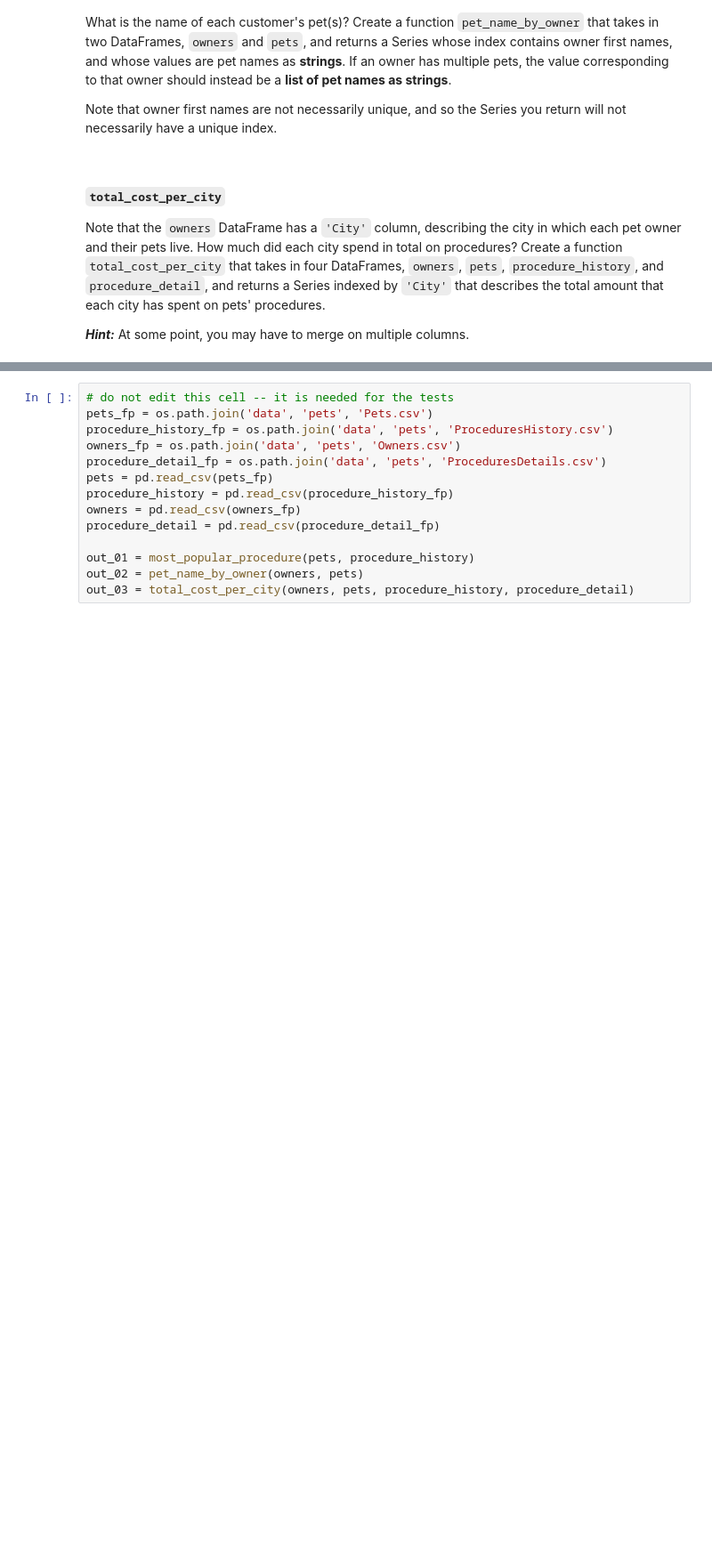
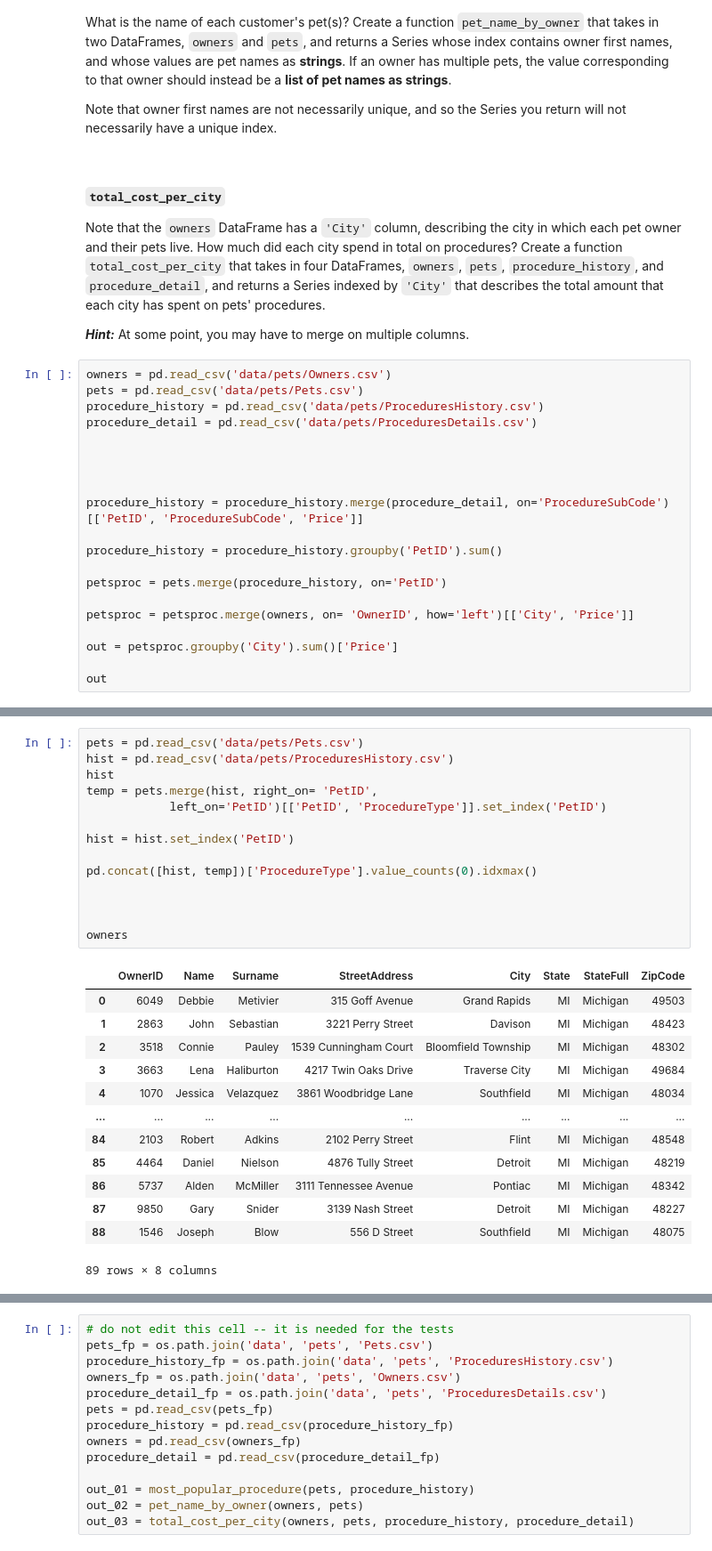
Before and after one commit to zaki1503/dsc80-2022-fa, a Jupyter notebook: labs/03-hyp-dataframes/assignment/lab.ipynb, the cells around one changed output, grey strips where cells are left out. Shown at 89% size. Drawn from its saved outputs; the diff is of its cells as text; blank space fills up the shorter version.

```diff
--- a/labs/03-hyp-dataframes/assignment/lab.ipynb
+++ b/labs/03-hyp-dataframes/assignment/lab.ipynb
@@ -339,3 +536,23 @@ Note that owner first names are not necessarily unique, and so the Series you re
 Note that the `owners` DataFrame has a `'City'` column, describing the city in which each pet owner and their pets live. How much did each city spend in total on procedures? Create a function `total_cost_per_city` that takes in four DataFrames, `owners`, `pets`, `procedure_history`, and `procedure_detail`, and returns a Series indexed by `'City'` that describes the total amount that each city has spent on pets' procedures.
 
 ***Hint:*** At some point, you may have to merge on multiple columns.
+# %%
+owners = pd.read_csv('data/pets/Owners.csv')
+pets = pd.read_csv('data/pets/Pets.csv')
+procedure_history = pd.read_csv('data/pets/ProceduresHistory.csv')
+procedure_detail = pd.read_csv('data/pets/ProceduresDetails.csv')
+
+
+
+
+procedure_history = procedure_history.merge(procedure_detail, on='ProcedureSubCode')[['PetID', 'ProcedureSubCode', 'Price']]
+
+procedure_history = procedure_history.groupby('PetID').sum()
+
+petsproc = pets.merge(procedure_history, on='PetID')
+
+petsproc = petsproc.merge(owners, on= 'OwnerID', how='left')[['City', 'Price']]
+
+out = petsproc.groupby('City').sum()['Price']
+
+out
@@ -341,0 +577,28 @@ Note that the `owners` DataFrame has a `'City'` column, describing the city in w
+# %%
+pets = pd.read_csv('data/pets/Pets.csv')
+hist = pd.read_csv('data/pets/ProceduresHistory.csv')
+hist
+temp = pets.merge(hist, right_on= 'PetID',
+            left_on='PetID')[['PetID', 'ProcedureType']].set_index('PetID')
+
+hist = hist.set_index('PetID')
+
+pd.concat([hist, temp])['ProcedureType'].value_counts(0).idxmax()
+
+
+
+owners
+# %% [output]
+|  | OwnerID | Name | Surname | StreetAddress | City | State | StateFull | ZipCode |
+| 0 | 6049 | Debbie | Metivier | 315 Goff Avenue | Grand Rapids | MI | Michigan | 49503 |
+| 1 | 2863 | John | Sebastian | 3221 Perry Street | Davison | MI | Michigan | 48423 |
+| 2 | 3518 | Connie | Pauley | 1539 Cunningham Court | Bloomfield Township | MI | Michigan | 48302 |
+| 3 | 3663 | Lena | Haliburton | 4217 Twin Oaks Drive | Traverse City | MI | Michigan | 49684 |
+| 4 | 1070 | Jessica | Velazquez | 3861 Woodbridge Lane | Southfield | MI | Michigan | 48034 |
+| ... | ... | ... | ... | ... | ... | ... | ... | ... |
+| 84 | 2103 | Robert | Adkins | 2102 Perry Street | Flint | MI | Michigan | 48548 |
+| 85 | 4464 | Daniel | Nielson | 4876 Tully Street | Detroit | MI | Michigan | 48219 |
+| 86 | 5737 | Alden | McMiller | 3111 Tennessee Avenue | Pontiac | MI | Michigan | 48342 |
+| 87 | 9850 | Gary | Snider | 3139 Nash Street | Detroit | MI | Michigan | 48227 |
+| 88 | 1546 | Joseph | Blow | 556 D Street | Southfield | MI | Michigan | 48075 |
+89 rows × 8 columns
```
Also changed, not shown: parts of 10 cells of this notebook, 4 other files.
